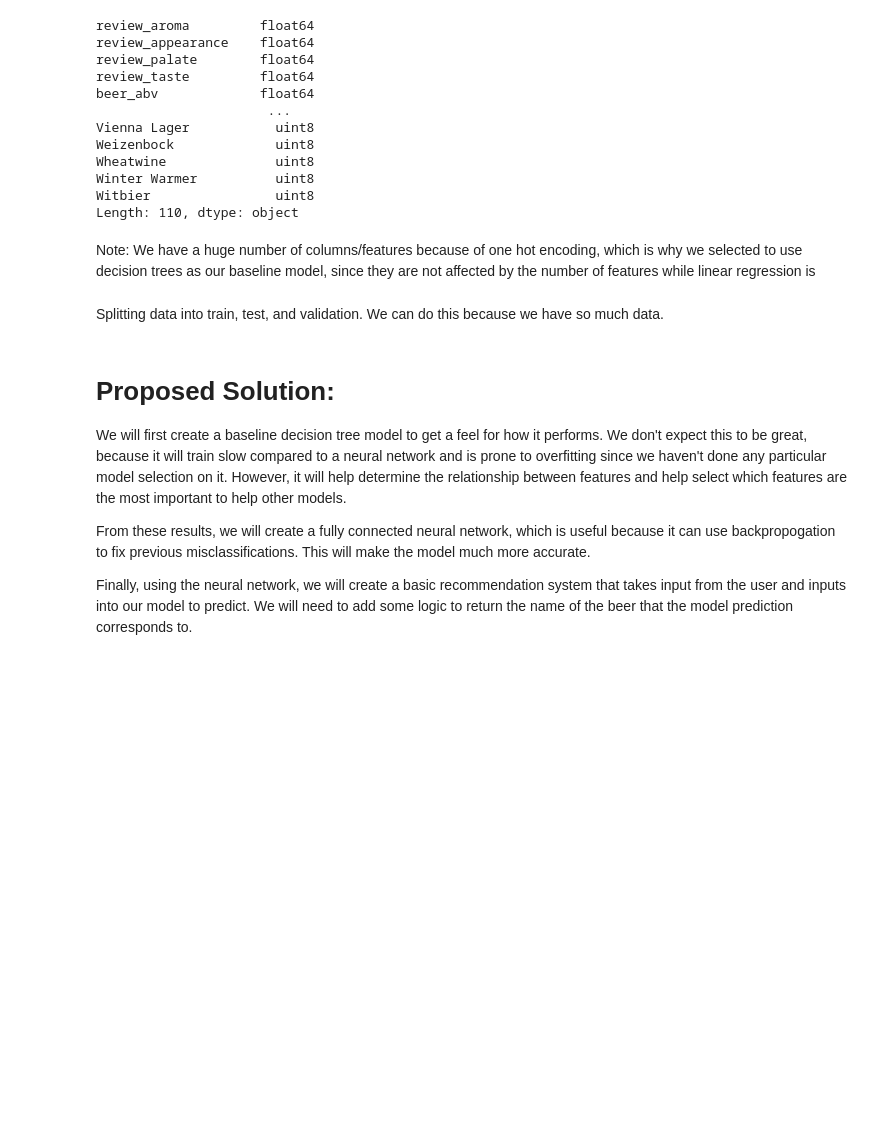
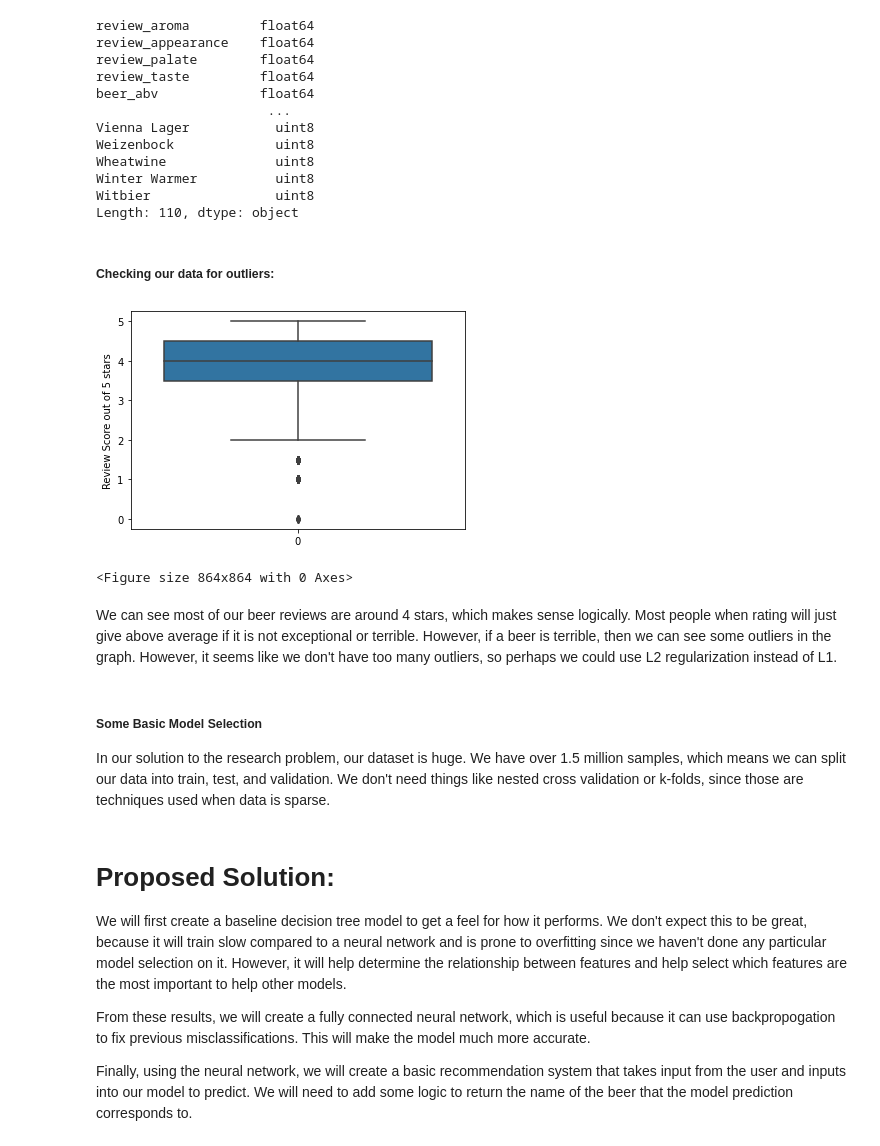
Before and after one commit to COGS118A/Group008-Wi23, a Jupyter notebook: CheckpointGroup008-Wi23.ipynb, the cells around one changed output. Drawn from its saved outputs; the diff is of its cells as text; code cells hidden in the pictures; blank space fills up the shorter version.

```diff
--- a/CheckpointGroup008-Wi23.ipynb
+++ b/CheckpointGroup008-Wi23.ipynb
@@ -112,10 +139,22 @@ Wheatwine              uint8
 Winter Warmer          uint8
 Witbier                uint8
 Length: 110, dtype: object
-# %% [markdown]
-Note: We have a huge number of columns/features because of one hot encoding, which is why we selected to use decision trees as our baseline model, since they are not affected by the number of features while linear regression is
+# %% [markdown]
+##### Checking our data for outliers:
+# %%
+sns.boxplot(data=y);
+plt.ylabel('Review Score out of 5 stars')
+plt.figure(figsize=(12,12));
+plt.show()
+# %% [output]
+[figure, added]
+<Figure size 864x864 with 0 Axes>
+# %% [markdown]
+We can see most of our beer reviews are around 4 stars, which makes sense logically. Most people when rating will just give above average if it is not exceptional or terrible. However, if a beer is terrible, then we can see some outliers in the graph. However, it seems like we don't have too many outliers, so perhaps we could use L2 regularization instead of L1.
 # %% [markdown]
-Splitting data into train, test, and validation. We can do this because we have so much data.
+##### Some Basic Model Selection
+
+In our solution to the research problem, our dataset is huge. We have over 1.5 million samples, which means we can split our data into train, test, and validation. We don't need things like nested cross validation or k-folds, since those are techniques used when data is sparse.
 # %%
 X_train, X_test, y_train, y_test = train_test_split(X, y, test_size=0.2, random_state=42)
 X_train, X_val, y_train, y_val = train_test_split(X_train, y_train, test_size=0.25, random_state=42)
```
Also changed, not shown: parts of 72 cells of this notebook.
